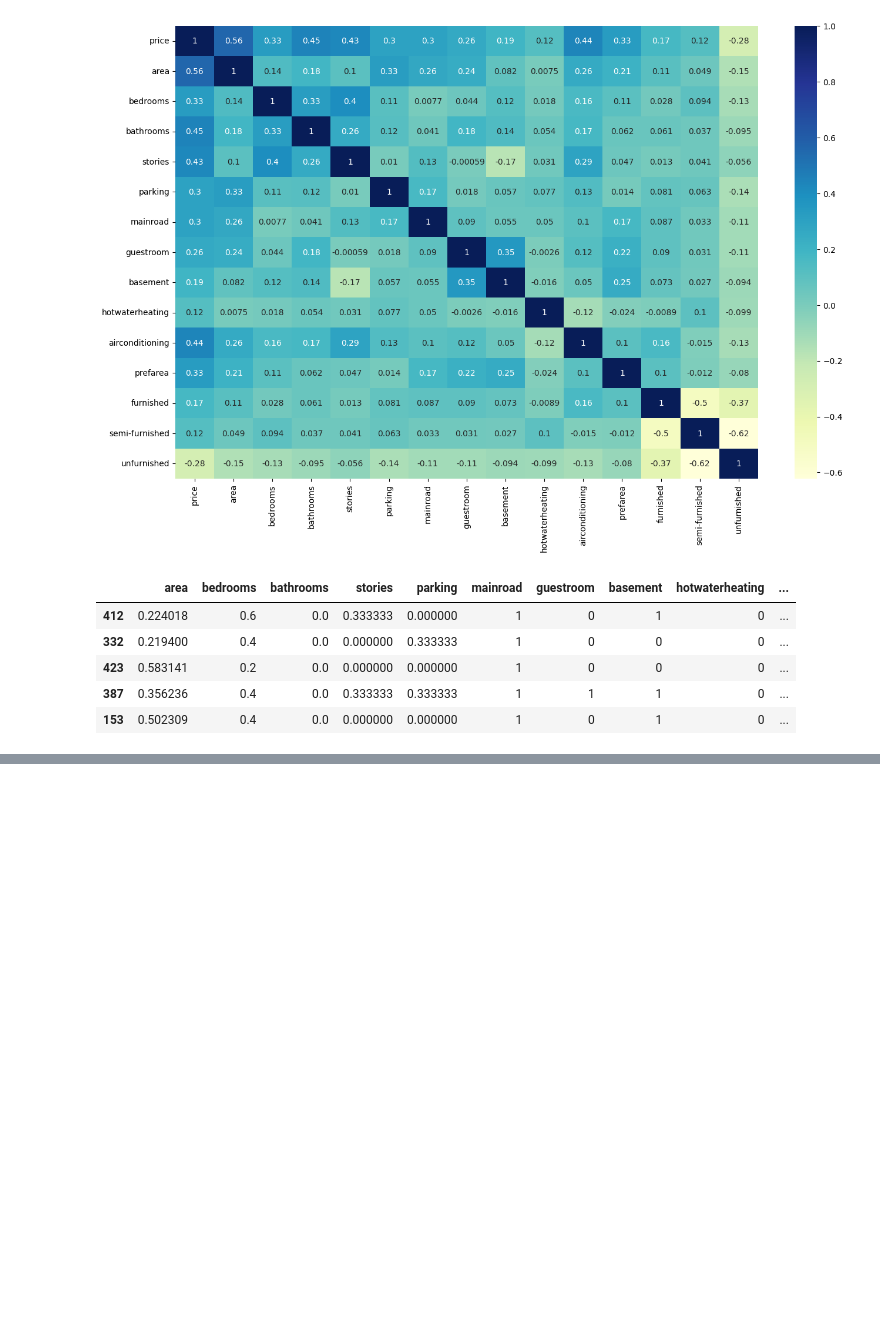
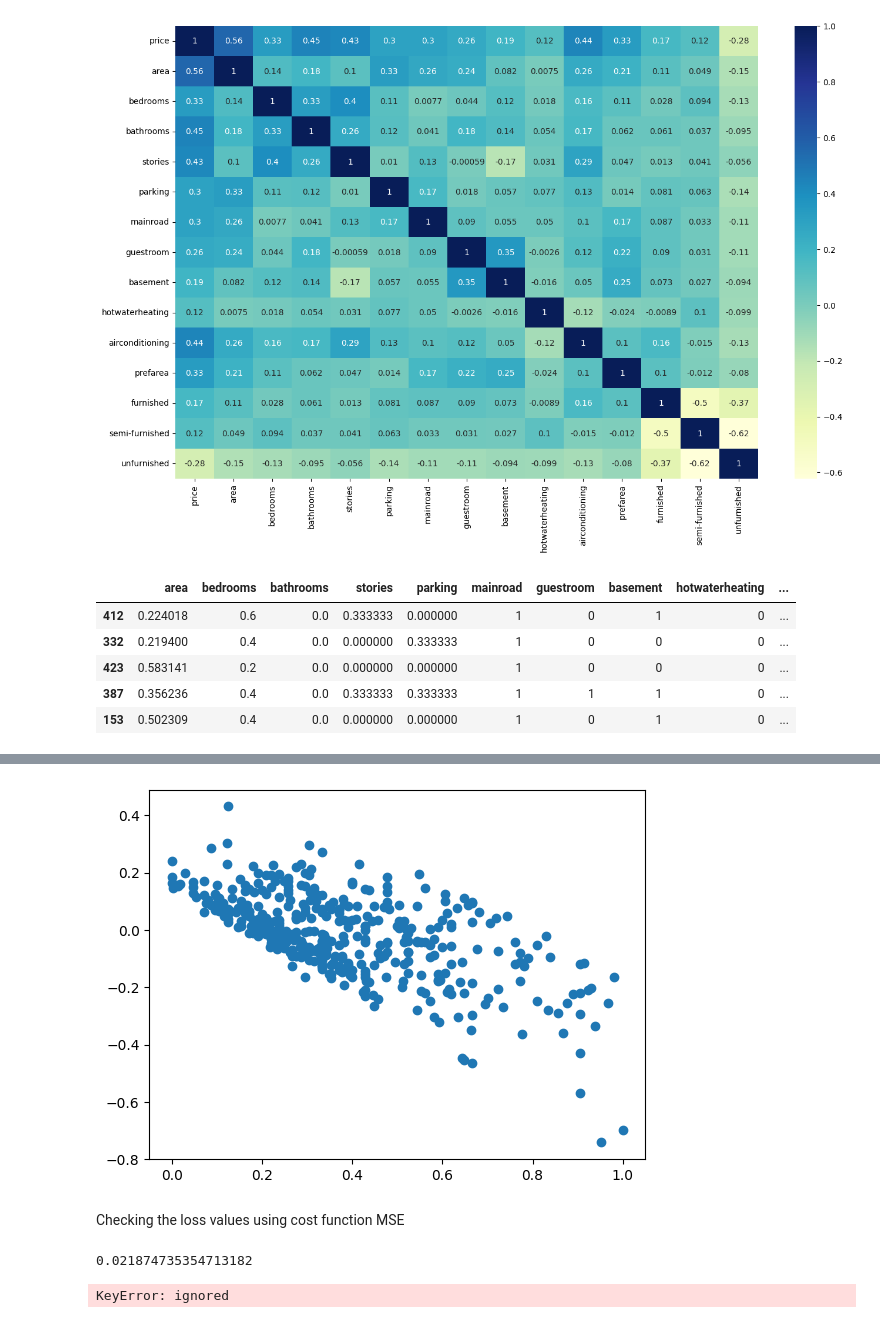
Before and after one commit to NaraineSurya/House-Price-Prediction, a Jupyter notebook: house_price_prediction.ipynb, the cells around one changed output, grey strips where cells are left out. Saved outputs shown, nothing was run; the diff lists cells and outputs as text; code cells hidden in the pictures; blank space fills up the shorter version.

```diff
--- a/house_price_prediction.ipynb
+++ b/house_price_prediction.ipynb
@@ -288,0 +366,19 @@ x_train.head()
+# %%
+plt.scatter(y_train,res)
+plt.show()
+# %% [output]
+[figure, added]
+# %% [markdown]
+Checking the loss values using cost function MSE
+# %%
+from sklearn.metrics import mean_squared_error
+
+mse_train = mean_squared_error(y_train, y_pred_train)
+mse_train
+# %% [output]
+0.021874735354713182
+# %%
+y_test = x_test.pop('price')
+y_test.head()
+# %% [output]
+KeyError: ignored
```
Also changed, not shown: parts of 27 cells of this notebook.
